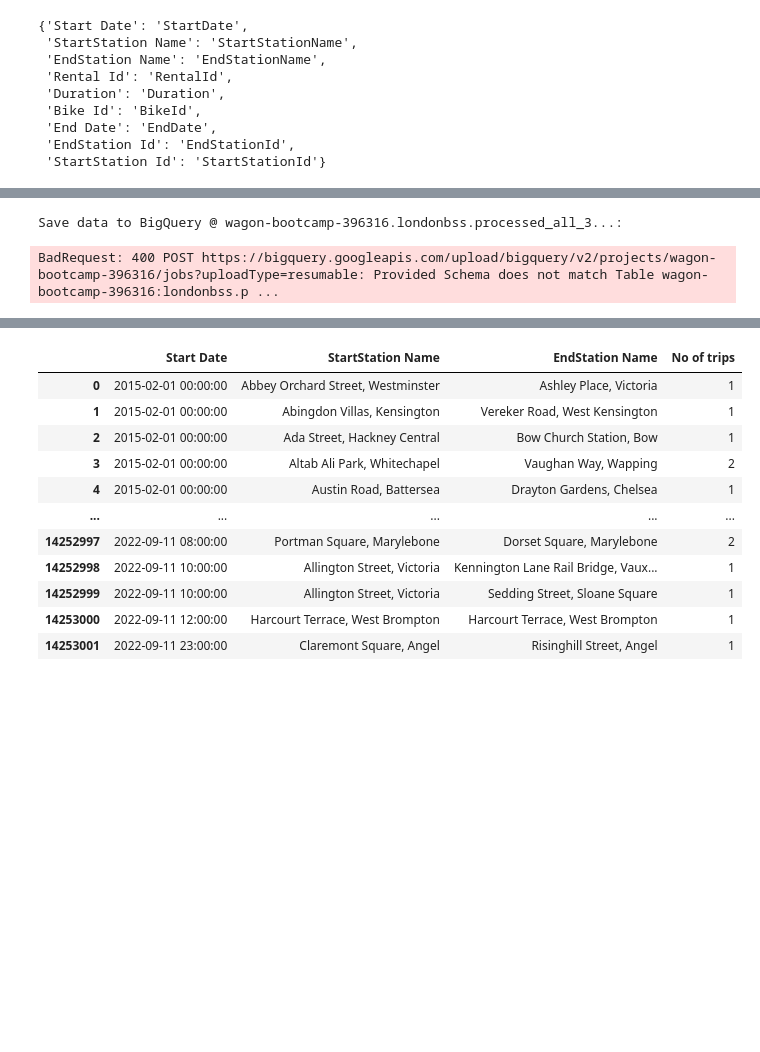
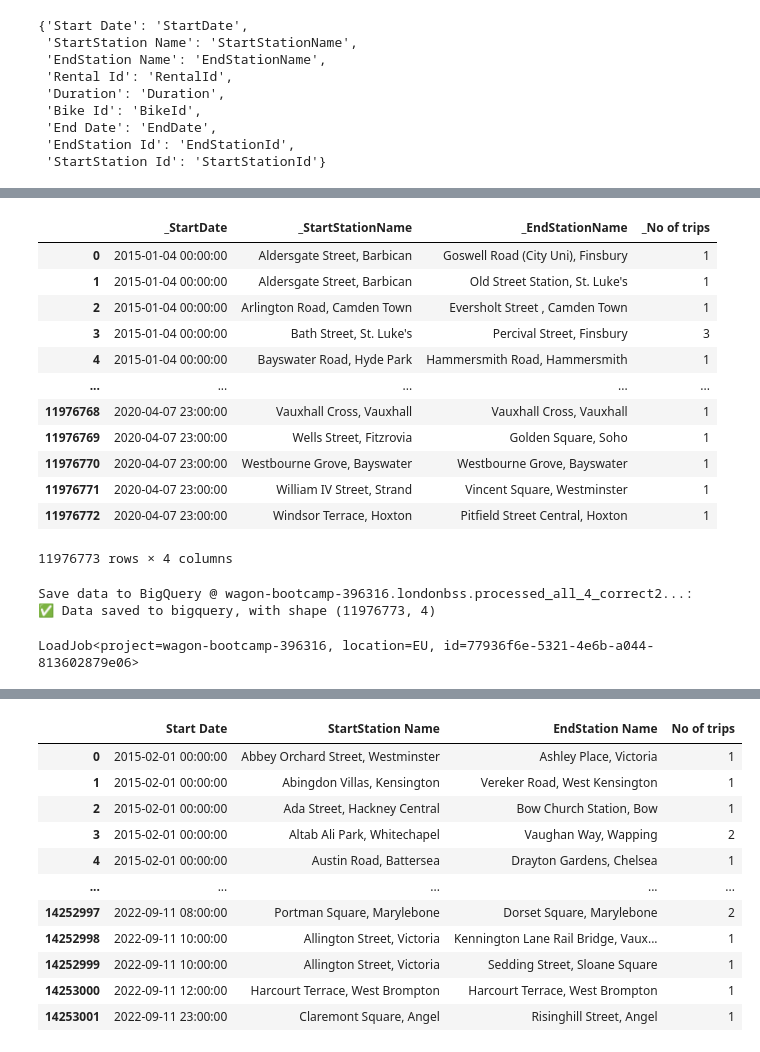
Before and after one commit to elsebasmar/london-bss, a Jupyter notebook: londonbss/notebooks/data_collection/B-Full_trip_data_test.ipynb, the cells around one changed output, grey strips where cells are left out. Cells and saved outputs as stored; diff of their text form; code cells hidden in the pictures; blank space fills up the shorter version.

```diff
--- a/londonbss/notebooks/data_collection/B-Full_trip_data_test.ipynb
+++ b/londonbss/notebooks/data_collection/B-Full_trip_data_test.ipynb
@@ -505,14 +519,31 @@ new_result4
 | 11976771 | 2020-04-07 23:00:00 | William IV Street, Strand | Vincent Square, Westminster | 1 |
 | 11976772 | 2020-04-07 23:00:00 | Windsor Terrace, Hoxton | Pitfield Street Central, Hoxton | 1 |
 11976773 rows × 4 columns
+# %%
+new_result4.rename()
+# %% [output]
+|  | _StartDate | _StartStationName | _EndStationName | _No of trips |
+| 0 | 2015-01-04 00:00:00 | Aldersgate Street, Barbican | Goswell Road (City Uni), Finsbury | 1 |
+| 1 | 2015-01-04 00:00:00 | Aldersgate Street, Barbican | Old Street Station, St. Luke's | 1 |
+| 2 | 2015-01-04 00:00:00 | Arlington Road, Camden Town | Eversholt Street , Camden Town | 1 |
+| 3 | 2015-01-04 00:00:00 | Bath Street, St. Luke's | Percival Street, Finsbury | 3 |
+| 4 | 2015-01-04 00:00:00 | Bayswater Road, Hyde Park | Hammersmith Road, Hammersmith | 1 |
+| ... | ... | ... | ... | ... |
+| 11976768 | 2020-04-07 23:00:00 | Vauxhall Cross, Vauxhall | Vauxhall Cross, Vauxhall | 1 |
+| 11976769 | 2020-04-07 23:00:00 | Wells Street, Fitzrovia | Golden Square, Soho | 1 |
+| 11976770 | 2020-04-07 23:00:00 | Westbourne Grove, Bayswater | Westbourne Grove, Bayswater | 1 |
+| 11976771 | 2020-04-07 23:00:00 | William IV Street, Strand | Vincent Square, Westminster | 1 |
+| 11976772 | 2020-04-07 23:00:00 | Windsor Terrace, Hoxton | Pitfield Street Central, Hoxton | 1 |
+11976773 rows × 4 columns
 # %%
 from londonbss.params import *
 from londonbss.ml_logic.data import load_data_to_bq
 
-load_data_to_bq(new_result4,gcp_project=GCP_PROJECT,bq_dataset=BQ_DATASET,table='processed_all',truncate=False)
+load_data_to_bq(new_result4,gcp_project=GCP_PROJECT,bq_dataset=BQ_DATASET,table='processed_all_4_correct2',truncate=False)
 # %% [output]
-Save data to BigQuery @ wagon-bootcamp-396316.londonbss.processed_all_3...:
+Save data to BigQuery @ wagon-bootcamp-396316.londonbss.processed_all_4_correct2...:
+✅ Data saved to bigquery, with shape (11976773, 4)
-BadRequest: 400 POST https://bigquery.googleapis.com/upload/bigquery/v2/projects/wagon-bootcamp-396316/jobs?uploadType=resumable: Provided Schema does not match Table wagon-bootcamp-396316:londonbss.p ...
+LoadJob<project=wagon-bootcamp-396316, location=EU, id=77936f6e-5321-4e6b-a044-813602879e06>
 # %%
 #pre e-bike 141-211
 link="https://cycling.data.tfl.gov.uk/usage-stats/"
```
Also changed, not shown: parts of 12 cells of this notebook.
